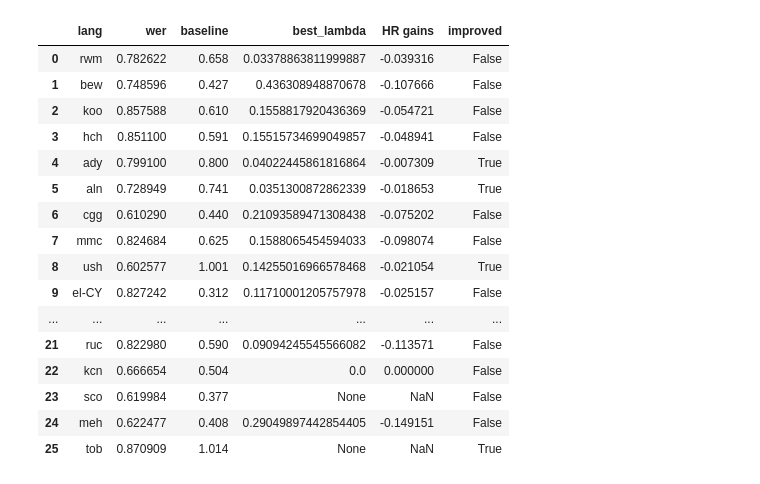
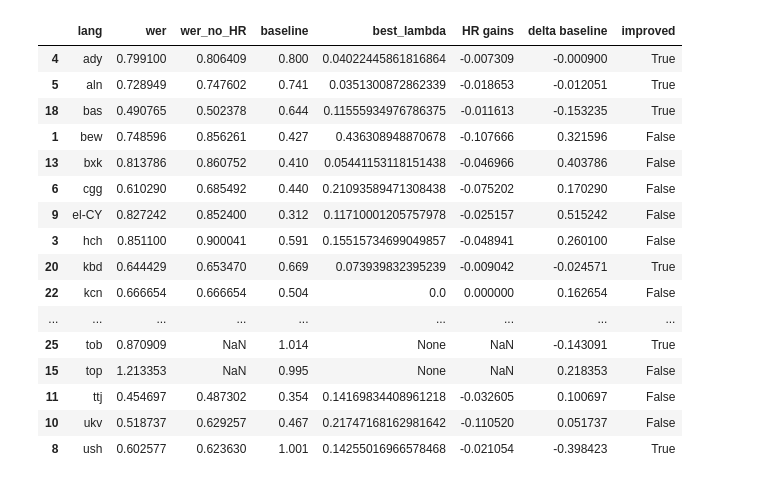
Before and after one commit to ddegenaro/mozilla-asr-challenge, a Jupyter notebook: results/explore.ipynb, the cells around one changed output. Saved outputs shown, nothing was run; the diff lists cells and outputs as text; code cells hidden in the pictures.

```diff
--- a/results/explore.ipynb
+++ b/results/explore.ipynb
@@ -76,46 +77,47 @@ df
 # %%
 import pandas as pd
 import json
 import numpy as np
 import os
-model = "whisper-tiny-NEW"
+model = "results/whisper-tiny-NEW"
 rows = []
 summary_df = pd.read_csv(f"{model}/summary.csv")
 for result in os.listdir(f"{model}/hyperparameters"):
     with open(f"{model}/hyperparameters/" + result, "r") as f:
         hyps = json.load(f)
         f.close()
     if len(hyps) == 0:
         lang_name = result.split(".")[0]
         best_score = summary_df.loc[summary_df["language"] == lang_name].wer.item()
         best_lambda = None
         score_0 = None
     else:
         lang_name = result.split(".")[0]
         best_score = min(hyps.values())
         best_lambda = min(hyps, key=hyps.get)
         score_0 = hyps["0.0"]
 
-    rows.append([lang_name, best_score,baseline_test_wer[lang_name],  best_lambda, best_score - score_0 if score_0 is not None else None])
+    rows.append([lang_name, best_score, score_0, baseline_test_wer[lang_name],
+                 best_lambda, best_score - score_0 if score_0 is not None else None, best_score-baseline_test_wer[lang_name]])
 
-df = pd.DataFrame(rows, columns=["lang", "wer","baseline", "best_lambda", "HR gains"])
+df = pd.DataFrame(rows, columns=["lang", "wer", "wer_no_HR", "baseline", "best_lambda", "HR gains", "delta baseline"])
 df['improved'] = np.where(df['wer'] < df['baseline'], True, False)
-df
+df.sort_values(by="lang")
 # %% [output]
-|  | lang | wer | baseline | best_lambda | HR gains | improved |
-| 0 | rwm | 0.782622 | 0.658 | 0.03378863811999887 | -0.039316 | False |
-| 1 | bew | 0.748596 | 0.427 | 0.436308948870678 | -0.107666 | False |
-| 2 | koo | 0.857588 | 0.610 | 0.1558817920436369 | -0.054721 | False |
-| 3 | hch | 0.851100 | 0.591 | 0.15515734699049857 | -0.048941 | False |
-| 4 | ady | 0.799100 | 0.800 | 0.04022445861816864 | -0.007309 | True |
-| 5 | aln | 0.728949 | 0.741 | 0.0351300872862339 | -0.018653 | True |
-| 6 | cgg | 0.610290 | 0.440 | 0.21093589471308438 | -0.075202 | False |
-| 7 | mmc | 0.824684 | 0.625 | 0.1588065454594033 | -0.098074 | False |
-| 8 | ush | 0.602577 | 1.001 | 0.14255016966578468 | -0.021054 | True |
-| 9 | el-CY | 0.827242 | 0.312 | 0.11710001205757978 | -0.025157 | False |
-| ... | ... | ... | ... | ... | ... | ... |
-| 21 | ruc | 0.822980 | 0.590 | 0.09094245545566082 | -0.113571 | False |
-| 22 | kcn | 0.666654 | 0.504 | 0.0 | 0.000000 | False |
-| 23 | sco | 0.619984 | 0.377 | None | NaN | False |
-| 24 | meh | 0.622477 | 0.408 | 0.29049897442854405 | -0.149151 | False |
-| 25 | tob | 0.870909 | 1.014 | None | NaN | True |
+|  | lang | wer | wer_no_HR | baseline | best_lambda | HR gains | delta baseline | improved |
+| 4 | ady | 0.799100 | 0.806409 | 0.800 | 0.04022445861816864 | -0.007309 | -0.000900 | True |
+| 5 | aln | 0.728949 | 0.747602 | 0.741 | 0.0351300872862339 | -0.018653 | -0.012051 | True |
+| 18 | bas | 0.490765 | 0.502378 | 0.644 | 0.11555934976786375 | -0.011613 | -0.153235 | True |
+| 1 | bew | 0.748596 | 0.856261 | 0.427 | 0.436308948870678 | -0.107666 | 0.321596 | False |
+| 13 | bxk | 0.813786 | 0.860752 | 0.410 | 0.05441153118151438 | -0.046966 | 0.403786 | False |
+| 6 | cgg | 0.610290 | 0.685492 | 0.440 | 0.21093589471308438 | -0.075202 | 0.170290 | False |
+| 9 | el-CY | 0.827242 | 0.852400 | 0.312 | 0.11710001205757978 | -0.025157 | 0.515242 | False |
+| 3 | hch | 0.851100 | 0.900041 | 0.591 | 0.15515734699049857 | -0.048941 | 0.260100 | False |
+| 20 | kbd | 0.644429 | 0.653470 | 0.669 | 0.073939832395239 | -0.009042 | -0.024571 | True |
+| 22 | kcn | 0.666654 | 0.666654 | 0.504 | 0.0 | 0.000000 | 0.162654 | False |
+| ... | ... | ... | ... | ... | ... | ... | ... | ... |
+| 25 | tob | 0.870909 | NaN | 1.014 | None | NaN | -0.143091 | True |
+| 15 | top | 1.213353 | NaN | 0.995 | None | NaN | 0.218353 | False |
+| 11 | ttj | 0.454697 | 0.487302 | 0.354 | 0.14169834408961218 | -0.032605 | 0.100697 | False |
+| 10 | ukv | 0.518737 | 0.629257 | 0.467 | 0.21747168162981642 | -0.110520 | 0.051737 | False |
+| 8 | ush | 0.602577 | 0.623630 | 1.001 | 0.14255016966578468 | -0.021054 | -0.398423 | True |
```
Also changed, not shown: parts of 2 cells of this notebook, 4 other files.
